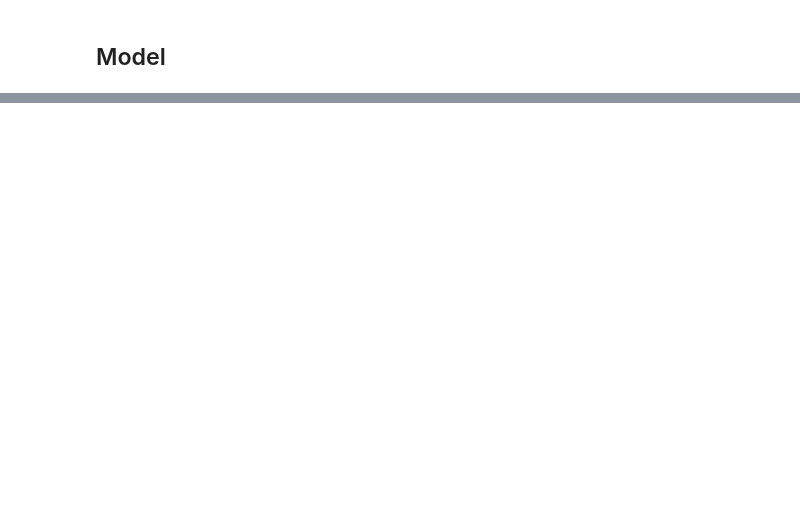
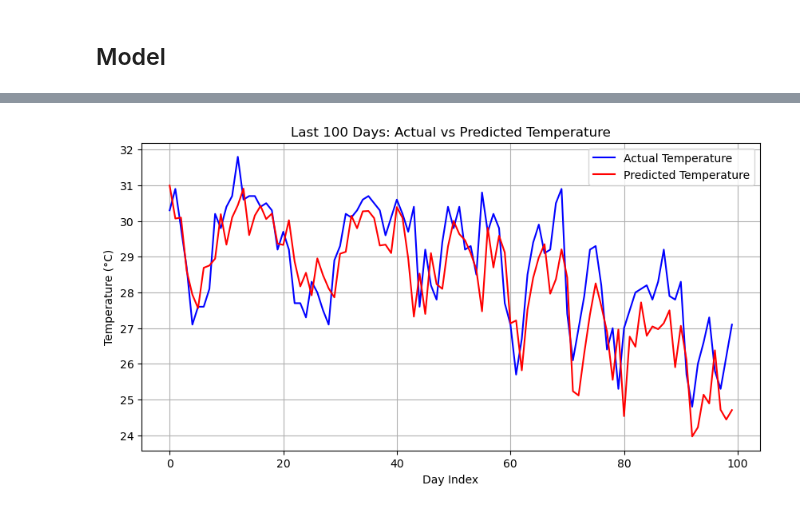
Before and after one commit to LCK1224/CDS_4001_Project_Group2, a Jupyter notebook: RNN_Model/model_simple.ipynb, the cells around one changed output, grey strips where cells are left out. Cells and saved outputs as stored; diff of their text form; code cells hidden in the pictures; blank space fills up the shorter version.

```diff
--- a/RNN_Model/model_simple.ipynb
+++ b/RNN_Model/model_simple.ipynb
@@ -305,0 +368,13 @@ plt.show()
+# %%
+# close up the time series plot last 100
+plt.figure(figsize=(10, 5))
+plt.plot(actuals[-100:], label='Actual Temperature', color='blue')
+plt.plot(predictions[-100:], label='Predicted Temperature', color='red')
+plt.title('Last 100 Days: Actual vs Predicted Temperature')
+plt.xlabel('Day Index')
+plt.ylabel('Temperature (°C)')
+plt.legend()
+plt.grid(True)
+plt.show()
+# %% [output]
+[figure, added]
```
Also changed, not shown: parts of 8 cells of this notebook, 8 other files.
